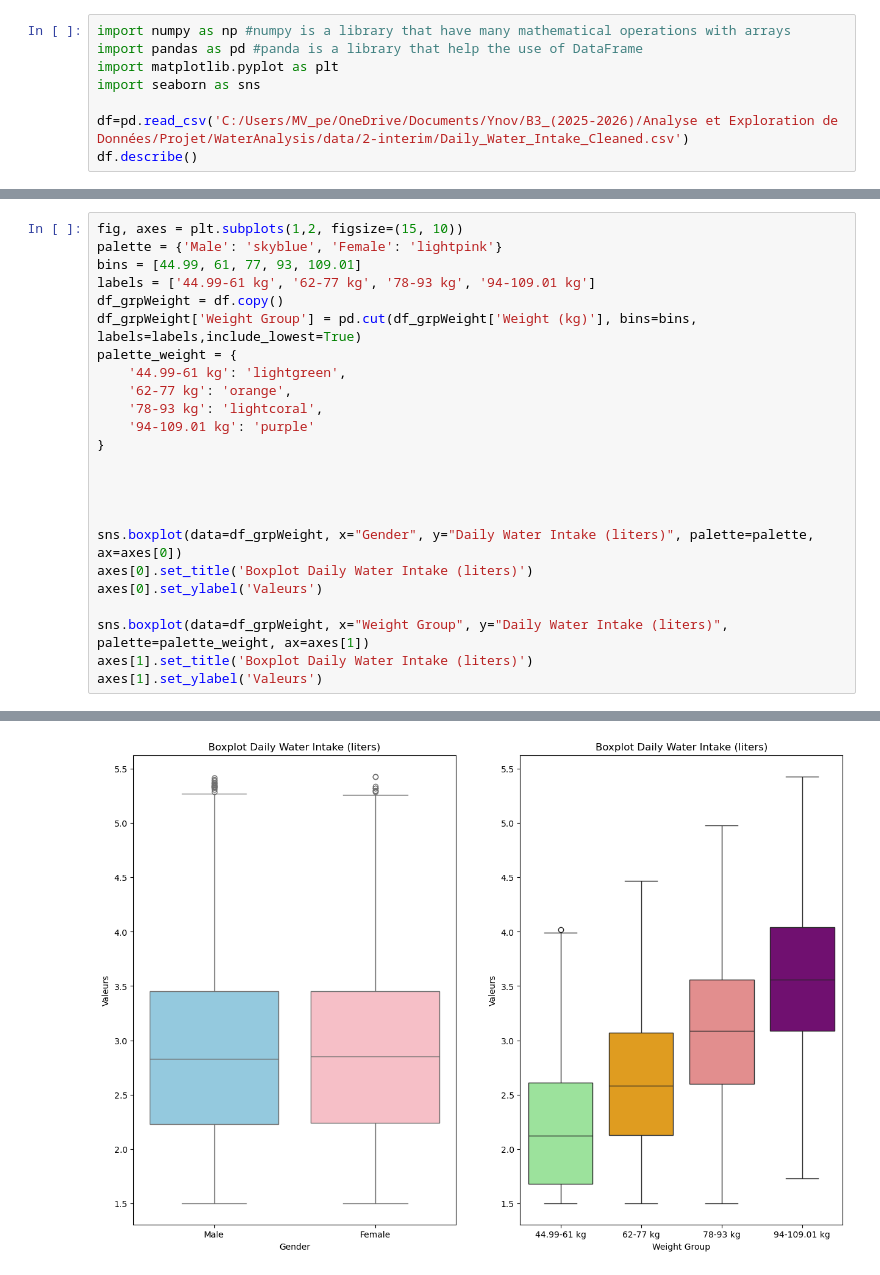
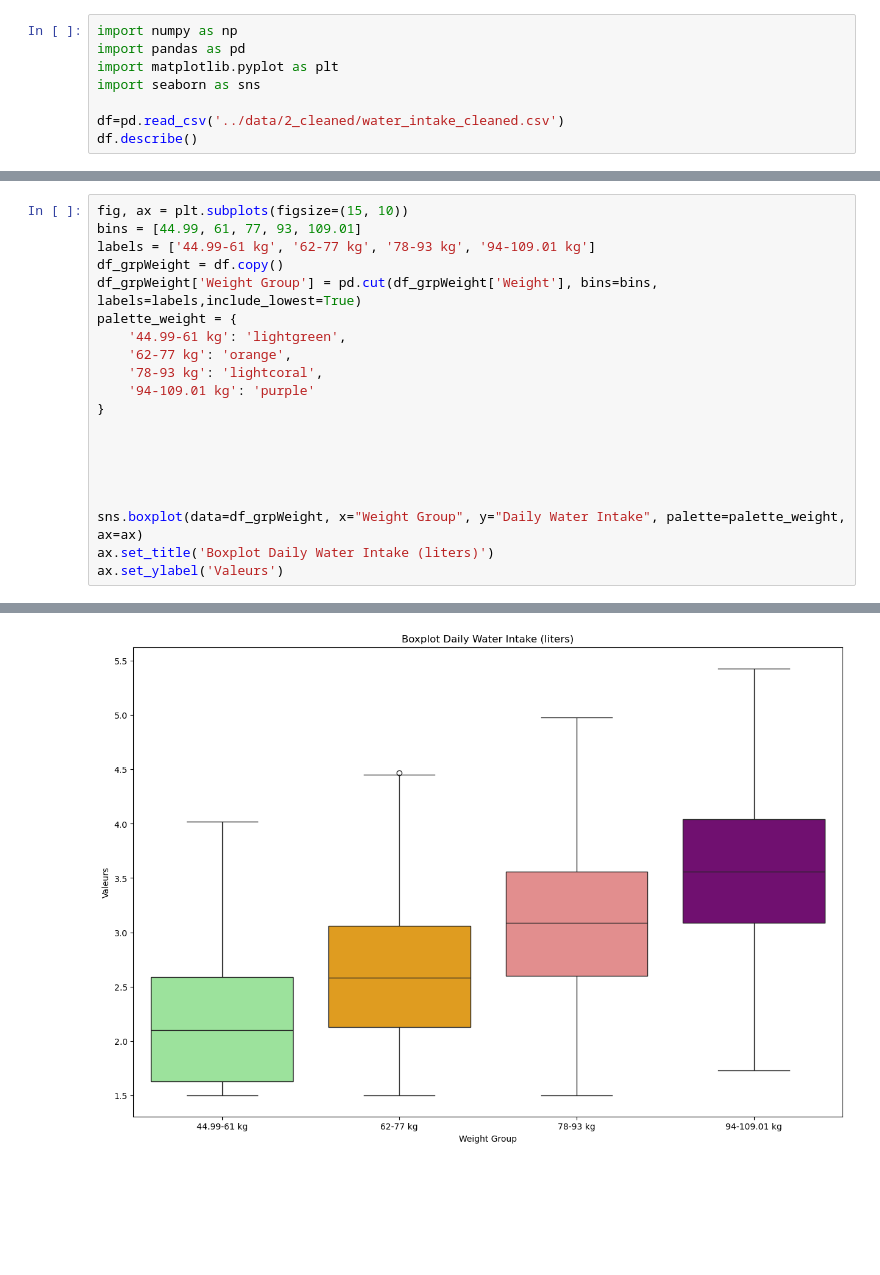
Before and after one commit to Tlassalle0/WaterAnalysis, a Jupyter notebook: notebook/analysis.ipynb, the cells around one changed output, grey strips where cells are left out. Cells and saved outputs as stored; diff of their text form; blank space fills up the shorter version.

```diff
--- a/notebook/analysis.ipynb
+++ b/notebook/analysis.ipynb
@@ -1,9 +1,9 @@
 # %%
-import numpy as np #numpy is a library that have many mathematical operations with arrays
-import pandas as pd #panda is a library that help the use of DataFrame
+import numpy as np
+import pandas as pd
 import matplotlib.pyplot as plt
 import seaborn as sns
 
-df=pd.read_csv('C:/Users/MV_pe/OneDrive/Documents/Ynov/B3_(2025-2026)/Analyse et Exploration de Données/Projet/WaterAnalysis/data/2-interim/Daily_Water_Intake_Cleaned.csv')
+df=pd.read_csv('../data/2_cleaned/water_intake_cleaned.csv')
 df.describe()
 # %% [output]
@@ -33,12 +32,11 @@ axes[1].set_ylabel('Valeurs')
 Text(0, 0.5, 'Valeurs')
 [figure]
 # %%
-fig, axes = plt.subplots(1,2, figsize=(15, 10))
-palette = {'Male': 'skyblue', 'Female': 'lightpink'}
+fig, ax = plt.subplots(figsize=(15, 10))
 bins = [44.99, 61, 77, 93, 109.01]
 labels = ['44.99-61 kg', '62-77 kg', '78-93 kg', '94-109.01 kg']
 df_grpWeight = df.copy()
-df_grpWeight['Weight Group'] = pd.cut(df_grpWeight['Weight (kg)'], bins=bins, labels=labels,include_lowest=True)
+df_grpWeight['Weight Group'] = pd.cut(df_grpWeight['Weight'], bins=bins, labels=labels,include_lowest=True)
 palette_weight = {
     '44.99-61 kg': 'lightgreen',
     '62-77 kg': 'orange',
@@ -49,13 +47,10 @@ palette_weight = {
 
 
 
-sns.boxplot(data=df_grpWeight, x="Gender", y="Daily Water Intake (liters)", palette=palette, ax=axes[0])
-axes[0].set_title('Boxplot Daily Water Intake (liters)')
-axes[0].set_ylabel('Valeurs')
 
-sns.boxplot(data=df_grpWeight, x="Weight Group", y="Daily Water Intake (liters)", palette=palette_weight, ax=axes[1])
-axes[1].set_title('Boxplot Daily Water Intake (liters)')
-axes[1].set_ylabel('Valeurs')
+sns.boxplot(data=df_grpWeight, x="Weight Group", y="Daily Water Intake", palette=palette_weight, ax=ax)
+ax.set_title('Boxplot Daily Water Intake (liters)')
+ax.set_ylabel('Valeurs')
 # %% [output]
 Passing `palette` without assigning `hue` is deprecated and will be removed in v0.14.0. Assign the `x` variable to `hue` and set `legend=False` for the same effect.
 
@@ -67,2 +58,2 @@ Passing `palette` without assigning `hue` is deprecated and will be removed in v
 Text(0, 0.5, 'Valeurs')
-[figure, old version]
+[figure, new version]
```
Also changed, not shown: parts of 8 cells of this notebook, 6 other files.
